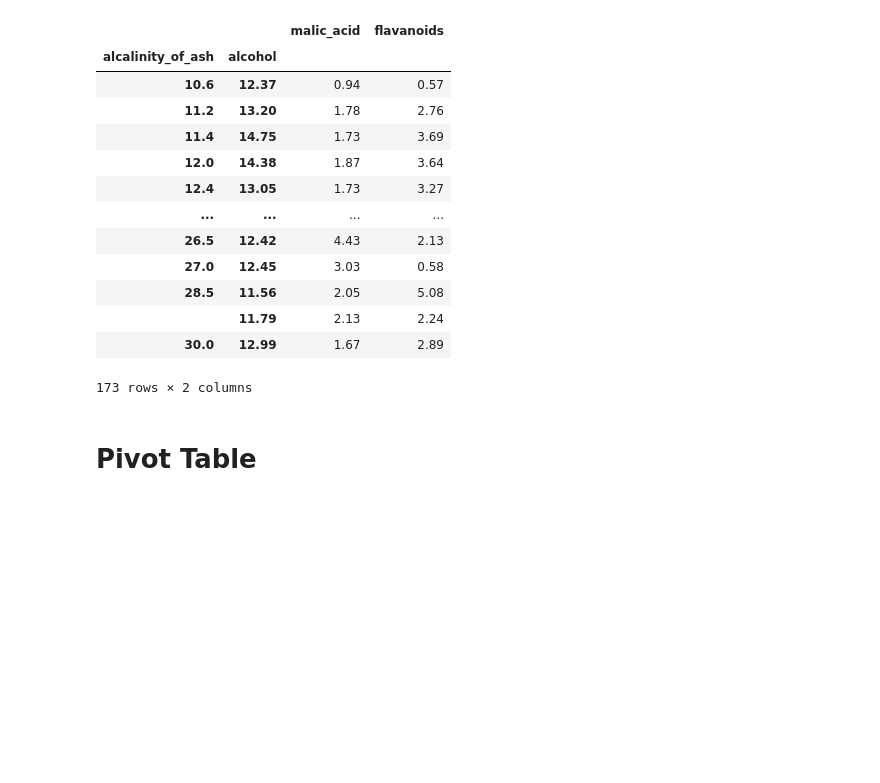
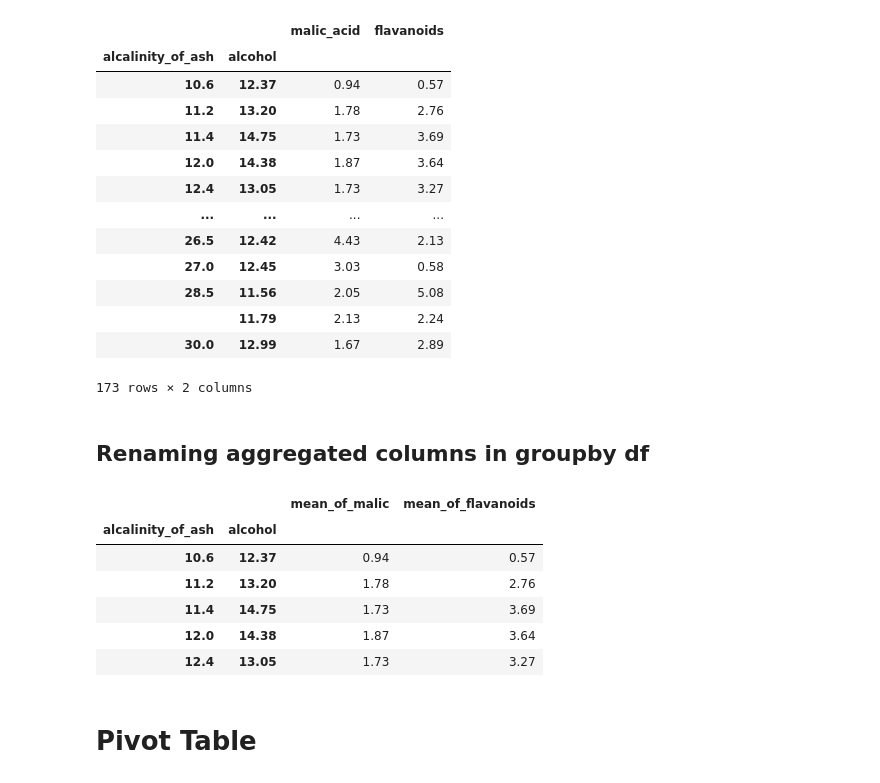
Before and after one commit to shant-kolekar/dataAnalyticsEssentialModules, a Jupyter notebook: pandas.ipynb, the cells around one changed output. Cells and saved outputs as stored; diff of their text form; code cells hidden in the pictures; blank space fills up the shorter version.

```diff
--- a/pandas.ipynb
+++ b/pandas.ipynb
@@ -442,6 +451,20 @@ df.groupby(['alcalinity_of_ash', 'alcohol'])[['malic_acid', 'flavanoids']].mean(
 |  | 11.79 | 2.13 | 2.24 |
 | 30.0 | 12.99 | 1.67 | 2.89 |
 173 rows × 2 columns
+# %% [markdown]
+## Renaming aggregated columns in groupby df
+# %%
+agg_df = df.groupby(['alcalinity_of_ash', 'alcohol'])[['malic_acid', 'flavanoids']].mean()
+agg_df = agg_df.rename(columns={'malic_acid': 'mean_of_malic', 'flavanoids': 'mean_of_flavanoids'})
+agg_df.head()
+# %% [output]
+|  |  | mean_of_malic | mean_of_flavanoids |
+| alcalinity_of_ash | alcohol |  |  |
+| 10.6 | 12.37 | 0.94 | 0.57 |
+| 11.2 | 13.20 | 1.78 | 2.76 |
+| 11.4 | 14.75 | 1.73 | 3.69 |
+| 12.0 | 14.38 | 1.87 | 3.64 |
+| 12.4 | 13.05 | 1.73 | 3.27 |
 # %% [markdown]
 # Pivot Table
 # %%
```
Also changed, not shown: parts of 36 cells of this notebook.
